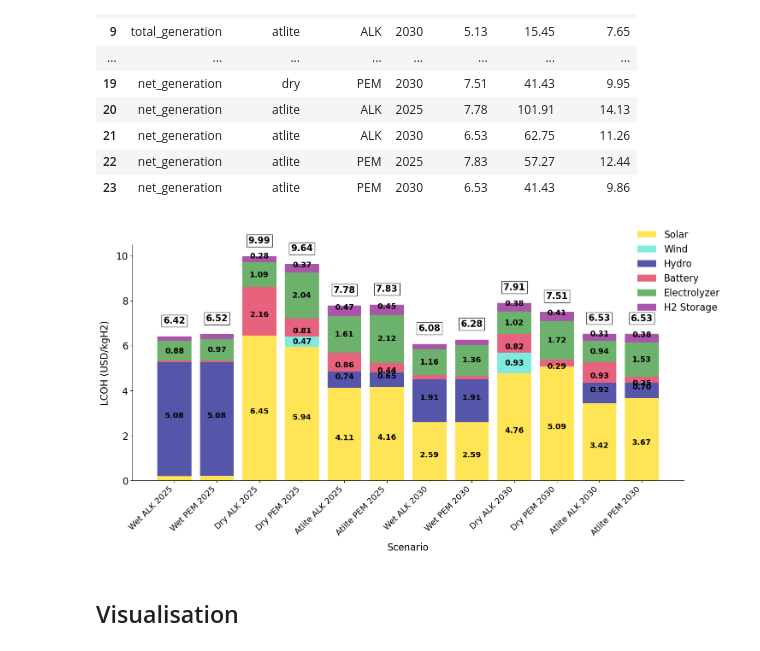
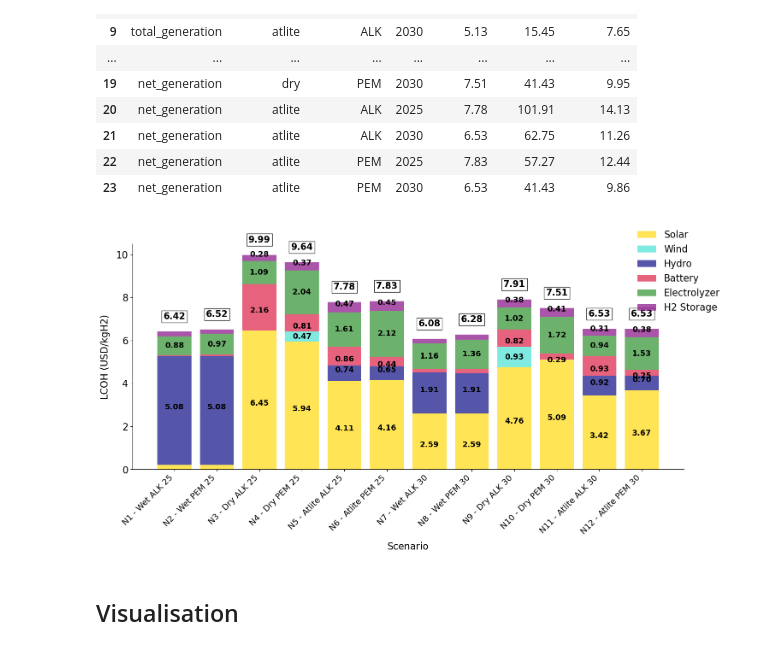
Before and after one commit to lukasschirren/GeoH2-Laos, a Jupyter notebook: 4visualisation.ipynb, the cells around one changed output. Drawn from its saved outputs; the diff is of its cells as text; code cells hidden in the pictures.

```diff
--- a/4visualisation.ipynb
+++ b/4visualisation.ipynb
@@ -226,36 +226,37 @@ def plot_cost_components():
         bottom += values
 
     # Styling with larger fonts
     ax.set_xlabel('Scenario', fontsize=16, labelpad=10)
     ax.set_ylabel('LCOH (USD/kgH2)', fontsize=16, labelpad=10)
     ax.set_xticks(range(n_scenarios))
-    ax.set_xticklabels([f'{h.capitalize()} {e} 20{y}' for h, e, y in scenarios],
-                       rotation=45, ha='right', fontsize=14)
+    ax.set_xticklabels([f'N{i+1} - {h.capitalize()} {e} {y}'
+                    for i, (h, e, y) in enumerate(scenarios)],
+                    rotation=45, ha='right', fontsize=14)
 
     ax.spines['top'].set_visible(False)
     ax.spines['right'].set_visible(False)
     ax.tick_params(axis='y', labelsize=16)
 
     # Legend with larger font
     ax.legend(bbox_to_anchor=(0.9, 1.1), loc='upper left',
              fontsize=16, frameon=False)
 
     # Total values with border and larger font
     for i, total in enumerate(totals):
         ax.text(i, bottom[i] + 0.5, f'{total:.2f}',
                 ha='center', va='bottom', fontsize=15,
                 fontweight='bold', color='black',
                 bbox=dict(facecolor='white', edgecolor='black',
                          alpha=0.8, pad=3))
 
     plt.tight_layout()
     return fig
 
 # Execute
 fig = plot_cost_components()
 plt.show()
 # %% [output]
-[figure, old version]
+[figure, new version]
 # %% [markdown]
 ## Visualisation
 # %%
```
Also changed, not shown: 1 other file.
